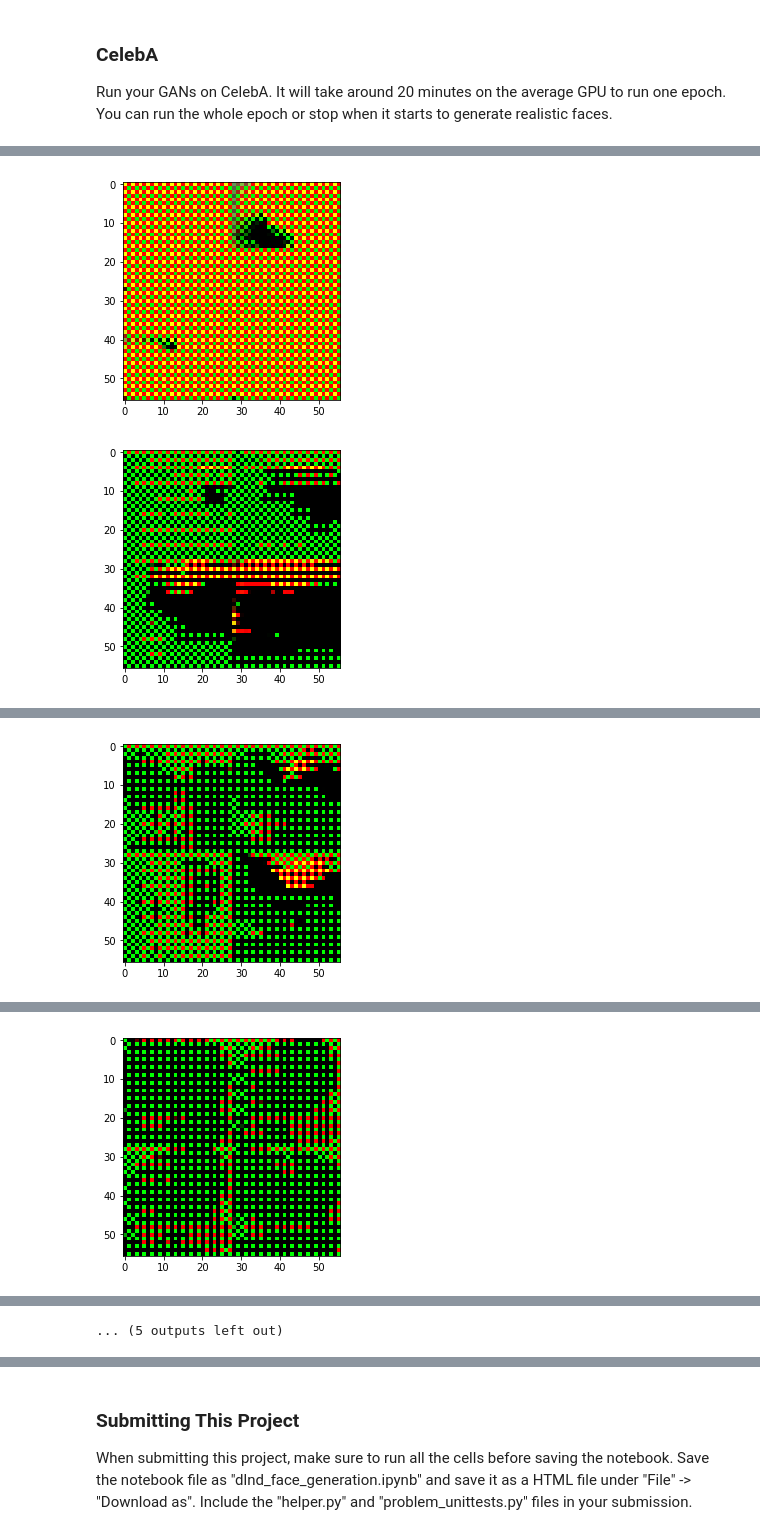
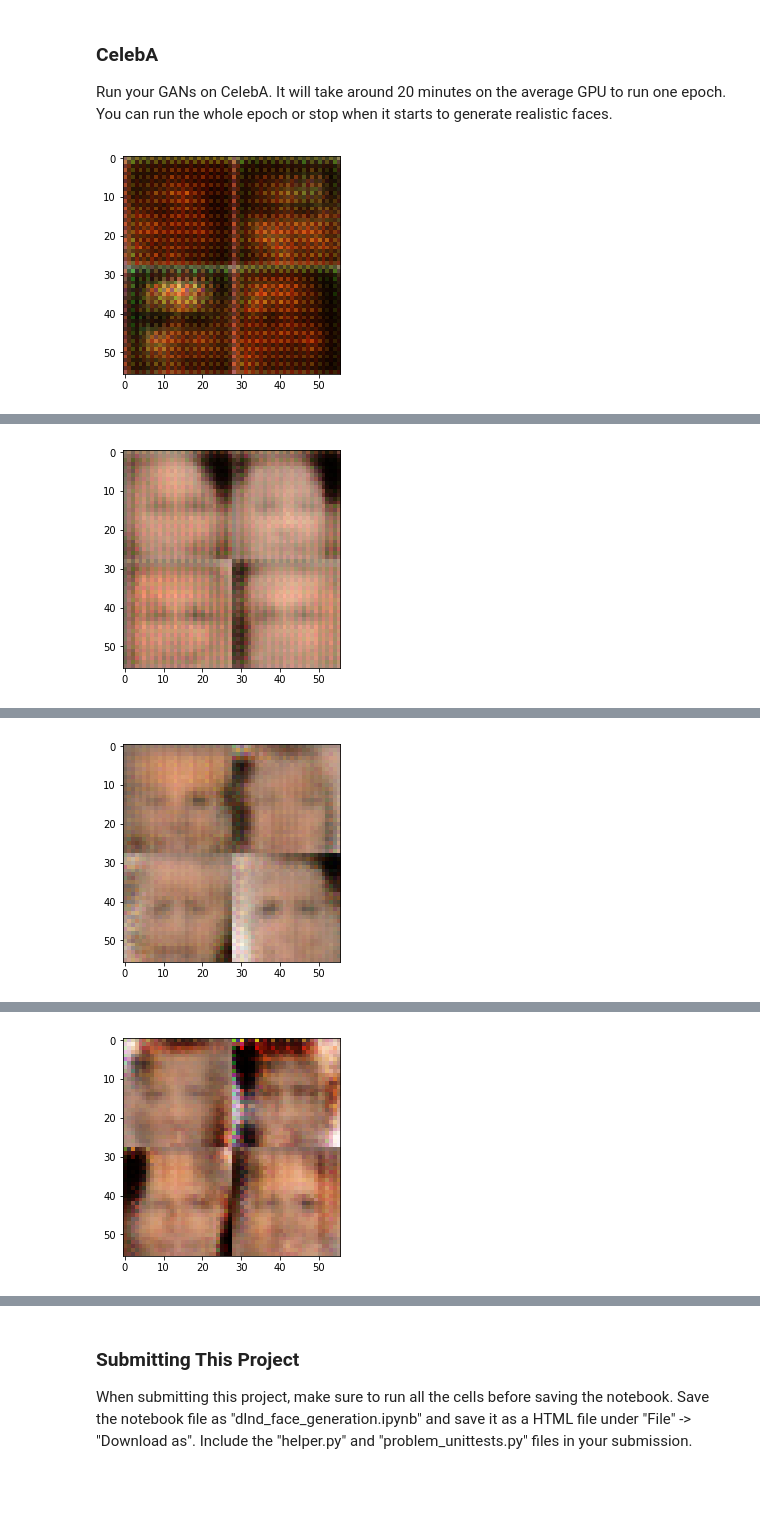
Before and after one commit to WeiyueSUN/Udacity, a Jupyter notebook: deep-learning/generate_faces/dlnd_face_generation.ipynb, the cells around one changed output, grey strips where cells are left out. Saved outputs shown, nothing was run; the diff lists cells and outputs as text; code cells hidden in the pictures; blank space fills up the shorter version.

```diff
--- a/deep-learning/generate_faces/dlnd_face_generation.ipynb
+++ b/deep-learning/generate_faces/dlnd_face_generation.ipynb
@@ -131,6 +132,9 @@ Tests Passed
 # %% [markdown]
 ### Discriminator
 Implement `discriminator` to create a discriminator neural network that discriminates on `images`.  This function should be able to reuse the variabes in the neural network.  Use [`tf.variable_scope`](https://www.tensorflow.org/api_docs/python/tf/variable_scope) with a scope name of "discriminator" to allow the variables to be reused.  The function should return a tuple of (tensor output of the generator, tensor logits of the generator).
+# %%
+def leaky_relu(x, alpha=0.2, name='leaky_relu'):
+    return tf.maximum(x, alpha * x, name=name)
 # %%
 def discriminator(images, reuse=False):
     """
@@ -267,12 +274,13 @@ def model_loss(input_real, input_z, out_channel_dim):
              tf.nn.sigmoid_cross_entropy_with_logits(logits=d_logits_fake,
                                                      labels=tf.ones_like(d_logits_fake)))
     """
+    smooth = 0.1
     g_model = generator(input_z, out_channel_dim)
     d_model_real, d_logits_real = discriminator(input_real)
     d_model_fake, d_logits_fake = discriminator(g_model, reuse=True)
 
     d_loss_real = tf.reduce_mean(
-        tf.nn.sigmoid_cross_entropy_with_logits(logits=d_logits_real, labels=tf.ones_like(d_model_real)))
+        tf.nn.sigmoid_cross_entropy_with_logits(logits=d_logits_real, labels=tf.ones_like(d_model_real)* (1 - smooth)))
     d_loss_fake = tf.reduce_mean(
         tf.nn.sigmoid_cross_entropy_with_logits(logits=d_logits_fake, labels=tf.zeros_like(d_model_fake)))
     g_loss = tf.reduce_mean(
@@ -309,8 +317,16 @@ def model_opt(d_loss, g_loss, learning_rate, beta1):
     g_vars = [var for var in t_vars if var.name.startswith('generator')]
     d_vars = [var for var in t_vars if var.name.startswith('discriminator')]
 
-    d_train_opt = tf.train.AdamOptimizer(learning_rate, beta1).minimize(d_loss, var_list=d_vars)
-    g_train_opt = tf.train.AdamOptimizer(learning_rate, beta1).minimize(g_loss, var_list=g_vars)
+    #d_train_opt = tf.train.AdamOptimizer(learning_rate, beta1).minimize(d_loss, var_list=d_vars)
+    #g_train_opt = tf.train.AdamOptimizer(learning_rate, beta1).minimize(g_loss, var_list=g_vars)
+
+
+    d_train_opt = tf.train.AdamOptimizer(learning_rate, beta1=beta1).minimize(d_loss, var_list=d_vars)
+
+    update_ops = tf.get_collection(tf.GraphKeys.UPDATE_OPS)
+    gen_updates = [op for op in update_ops if op.name.startswith('generator')]
+    with tf.control_dependencies(gen_updates):
+        g_train_opt = tf.train.AdamOptimizer(learning_rate, beta1=beta1).minimize(g_loss, var_list=g_vars)
     return d_train_opt, g_train_opt
 
 
@@ -387,7 +403,7 @@ def train(epoch_count, batch_size, z_dim, learning_rate, beta1, get_batches, dat
         for epoch_i in range(epoch_count):
             for batch_images in get_batches(batch_size):
                 # TODO: Train Model
-
+                batch_images = batch_images * 2
                 # Sample random noise for G
                 batch_z = np.random.uniform(-1, 1, size=(batch_size, z_dim))
                 # Run optimizers
@@ -399,14 +415,12 @@ def train(epoch_count, batch_size, z_dim, learning_rate, beta1, get_batches, dat
                 if n_batches % 100 == 0:
                     show_generator_output(sess, 4, input_z, image_channels, data_image_mode)
 
+                    train_loss_d = sess.run(d_loss, {input_z: batch_z, input_real: batch_images})
+                    train_loss_g = g_loss.eval({input_z: batch_z})
 
-            # At the end of each epoch, get the losses and print them out
-            train_loss_d = sess.run(d_loss, {input_z: batch_z, input_real: batch_images})
-            train_loss_g = g_loss.eval({input_z: batch_z})
-
-            print("Epoch {}/{}...".format(epoch_i+1, epoch_count),
-                  "Discriminator Loss: {:.4f}...".format(train_loss_d),
-                  "Generator Loss: {:.4f}".format(train_loss_g))
+                    print("Epoch {}/{}...".format(epoch_i+1, epoch_count),
+                          "Discriminator Loss: {:.4f}...".format(train_loss_d),
+                          "Generator Loss: {:.4f}".format(train_loss_g))
 # %% [markdown]
 ### MNIST
 Test your GANs architecture on MNIST.  After 2 epochs, the GANs should be able to generate images that look like handwritten digits.  Make sure the loss of the generator is lower than the loss of the discriminator or close to 0.
@@ -437,10 +458,10 @@ Epoch 2/2... Discriminator Loss: 0.0011... Generator Loss: 7.4078
 ### CelebA
 Run your GANs on CelebA.  It will take around 20 minutes on the average GPU to run one epoch.  You can run the whole epoch or stop when it starts to generate realistic faces.
 # %%
-batch_size = 128
-z_dim = 128
-learning_rate = 0.01
-beta1 = 0.9
+batch_size = 32
+z_dim = 100
+learning_rate = 0.0015
+beta1 = 0.5
 
 
 """
@@ -453,3 +474,4 @@ with tf.Graph().as_default():
     train(epochs, batch_size, z_dim, learning_rate, beta1, celeba_dataset.get_batches,
           celeba_dataset.shape, celeba_dataset.image_mode)
 # %% [output]
+[figure, new version]
@@ -458,2 +479 @@ Tensor("discriminator_1/Maximum_2:0", shape=(?, 4, 4, 256), dtype=float32)
-[figure, old version]
-[figure, old version]
+[figure, new version]
@@ -460 +481 @@ Tensor("discriminator_1/Maximum_2:0", shape=(?, 4, 4, 256), dtype=float32)
-[figure, old version]
+[figure, new version]
@@ -461 +483 @@ Tensor("discriminator_1/Maximum_2:0", shape=(?, 4, 4, 256), dtype=float32)
-[figure, old version]
+[figure, new version]
@@ -469 +487,0 @@ Tensor("discriminator_1/Maximum_2:0", shape=(?, 4, 4, 256), dtype=float32)
-... (5 outputs left out)
```
Also changed, not shown: parts of 5 cells of this notebook, 1 other file.
